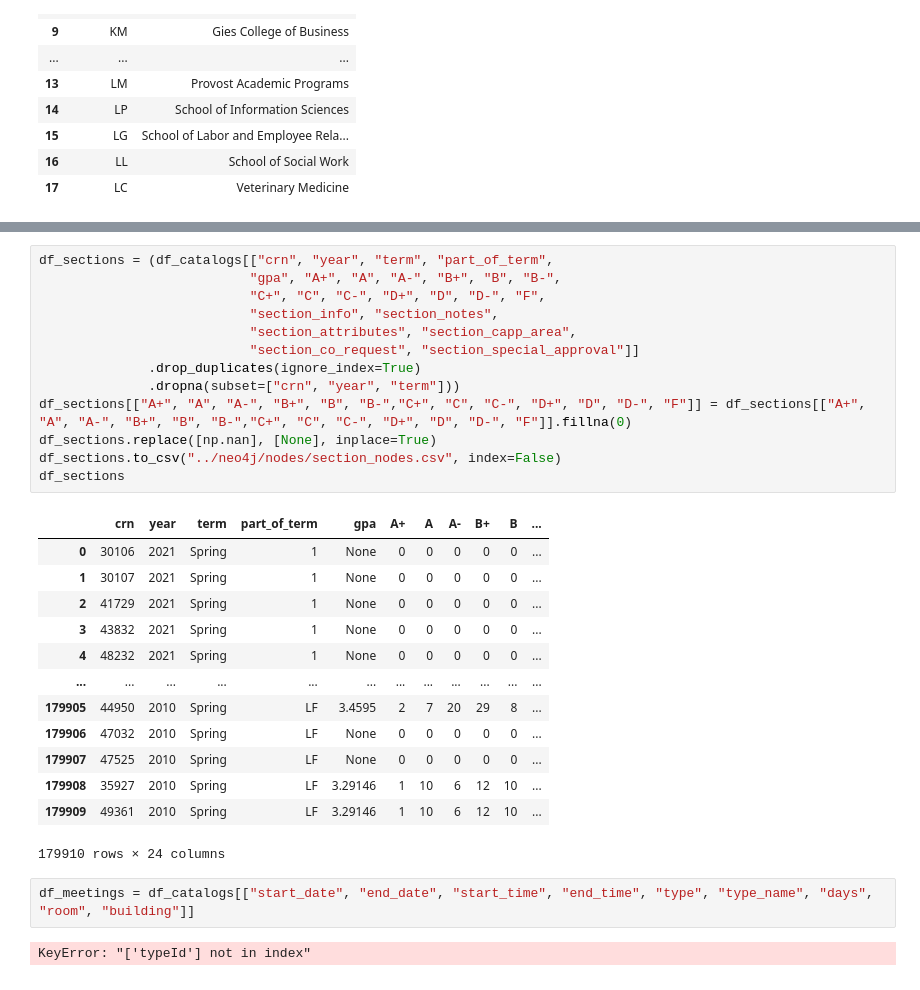
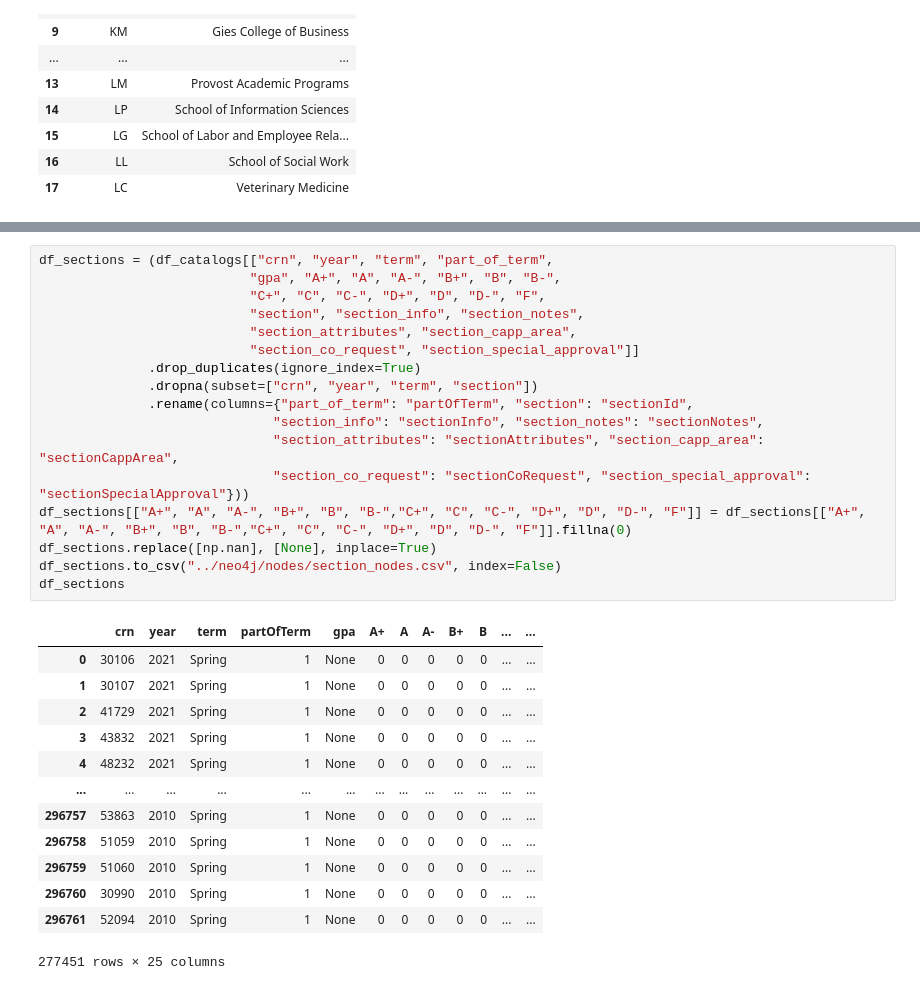
Before and after one commit to JavierMNieto/uiuc-scheduler, a Jupyter notebook: data/scripts/Catalog to Neo4j.ipynb, the cells around one changed output, grey strips where cells are left out. Saved outputs shown, nothing was run; the diff lists cells and outputs as text.

```diff
--- a/data/scripts/Catalog to Neo4j.ipynb
+++ b/data/scripts/Catalog to Neo4j.ipynb
@@ -150,31 +150,31 @@ df_courses
 # %%
 df_sections = (df_catalogs[["crn", "year", "term", "part_of_term",
                            "gpa", "A+", "A", "A-", "B+", "B", "B-",
                            "C+", "C", "C-", "D+", "D", "D-", "F",
-                           "section_info", "section_notes",
+                           "section", "section_info", "section_notes",
                            "section_attributes", "section_capp_area",
                            "section_co_request", "section_special_approval"]]
               .drop_duplicates(ignore_index=True)
-              .dropna(subset=["crn", "year", "term"]))
+              .dropna(subset=["crn", "year", "term", "section"])
+              .rename(columns={"part_of_term": "partOfTerm", "section": "sectionId",
+                              "section_info": "sectionInfo", "section_notes": "sectionNotes",
+                              "section_attributes": "sectionAttributes", "section_capp_area": "sectionCappArea",
+                              "section_co_request": "sectionCoRequest", "section_special_approval": "sectionSpecialApproval"}))
 df_sections[["A+", "A", "A-", "B+", "B", "B-","C+", "C", "C-", "D+", "D", "D-", "F"]] = df_sections[["A+", "A", "A-", "B+", "B", "B-","C+", "C", "C-", "D+", "D", "D-", "F"]].fillna(0)
 df_sections.replace([np.nan], [None], inplace=True)
 df_sections.to_csv("../neo4j/nodes/section_nodes.csv", index=False)
 df_sections
 # %% [output]
-|  | crn | year | term | part_of_term | gpa | A+ | A | A- | B+ | B | ... |
-| 0 | 30106 | 2021 | Spring | 1 | None | 0 | 0 | 0 | 0 | 0 | ... |
-| 1 | 30107 | 2021 | Spring | 1 | None | 0 | 0 | 0 | 0 | 0 | ... |
-| 2 | 41729 | 2021 | Spring | 1 | None | 0 | 0 | 0 | 0 | 0 | ... |
-| 3 | 43832 | 2021 | Spring | 1 | None | 0 | 0 | 0 | 0 | 0 | ... |
-| 4 | 48232 | 2021 | Spring | 1 | None | 0 | 0 | 0 | 0 | 0 | ... |
-| ... | ... | ... | ... | ... | ... | ... | ... | ... | ... | ... | ... |
-| 179905 | 44950 | 2010 | Spring | LF | 3.4595 | 2 | 7 | 20 | 29 | 8 | ... |
-| 179906 | 47032 | 2010 | Spring | LF | None | 0 | 0 | 0 | 0 | 0 | ... |
-| 179907 | 47525 | 2010 | Spring | LF | None | 0 | 0 | 0 | 0 | 0 | ... |
-| 179908 | 35927 | 2010 | Spring | LF | 3.29146 | 1 | 10 | 6 | 12 | 10 | ... |
-| 179909 | 49361 | 2010 | Spring | LF | 3.29146 | 1 | 10 | 6 | 12 | 10 | ... |
+|  | crn | year | term | partOfTerm | gpa | A+ | A | A- | B+ | B | ... | ... |
+| 0 | 30106 | 2021 | Spring | 1 | None | 0 | 0 | 0 | 0 | 0 | ... | ... |
+| 1 | 30107 | 2021 | Spring | 1 | None | 0 | 0 | 0 | 0 | 0 | ... | ... |
+| 2 | 41729 | 2021 | Spring | 1 | None | 0 | 0 | 0 | 0 | 0 | ... | ... |
+| 3 | 43832 | 2021 | Spring | 1 | None | 0 | 0 | 0 | 0 | 0 | ... | ... |
+| 4 | 48232 | 2021 | Spring | 1 | None | 0 | 0 | 0 | 0 | 0 | ... | ... |
+| ... | ... | ... | ... | ... | ... | ... | ... | ... | ... | ... | ... | ... |
+| 296757 | 53863 | 2010 | Spring | 1 | None | 0 | 0 | 0 | 0 | 0 | ... | ... |
+| 296758 | 51059 | 2010 | Spring | 1 | None | 0 | 0 | 0 | 0 | 0 | ... | ... |
+| 296759 | 51060 | 2010 | Spring | 1 | None | 0 | 0 | 0 | 0 | 0 | ... | ... |
+| 296760 | 30990 | 2010 | Spring | 1 | None | 0 | 0 | 0 | 0 | 0 | ... | ... |
+| 296761 | 52094 | 2010 | Spring | 1 | None | 0 | 0 | 0 | 0 | 0 | ... | ... |
-179910 rows × 24 columns
+277451 rows × 25 columns
-# %%
-df_meetings = df_catalogs[["start_date", "end_date", "start_time", "end_time", "type", "type_name", "days", "room", "building"]]
-# %% [output]
-KeyError: "['typeId'] not in index"
```
Also changed, not shown: parts of 13 cells of this notebook, 12 other files.
